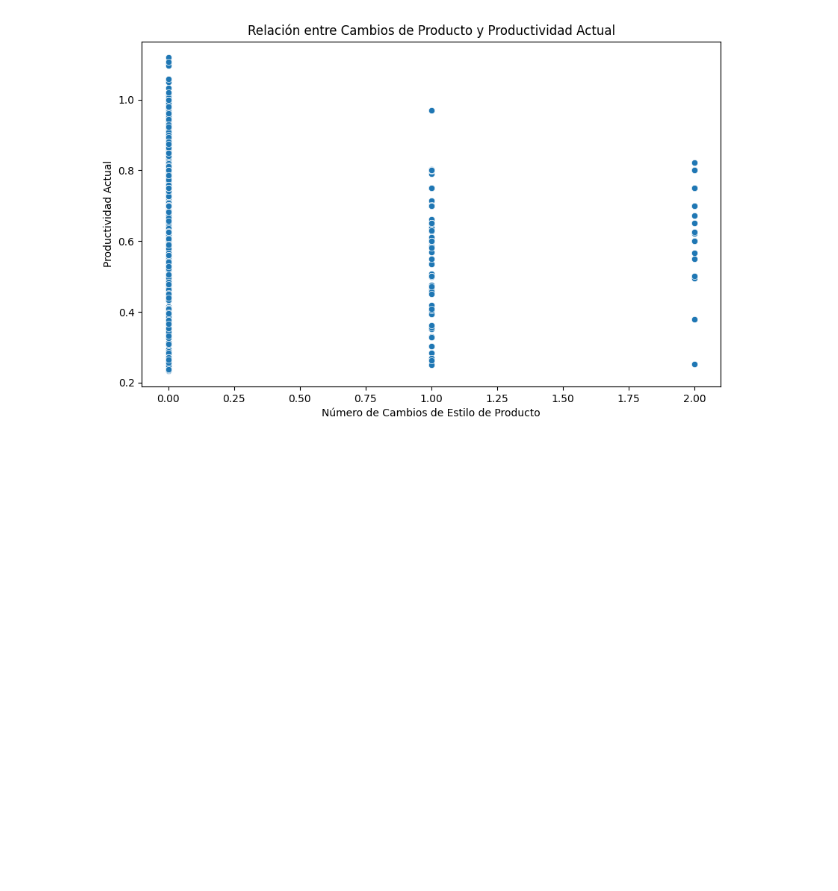
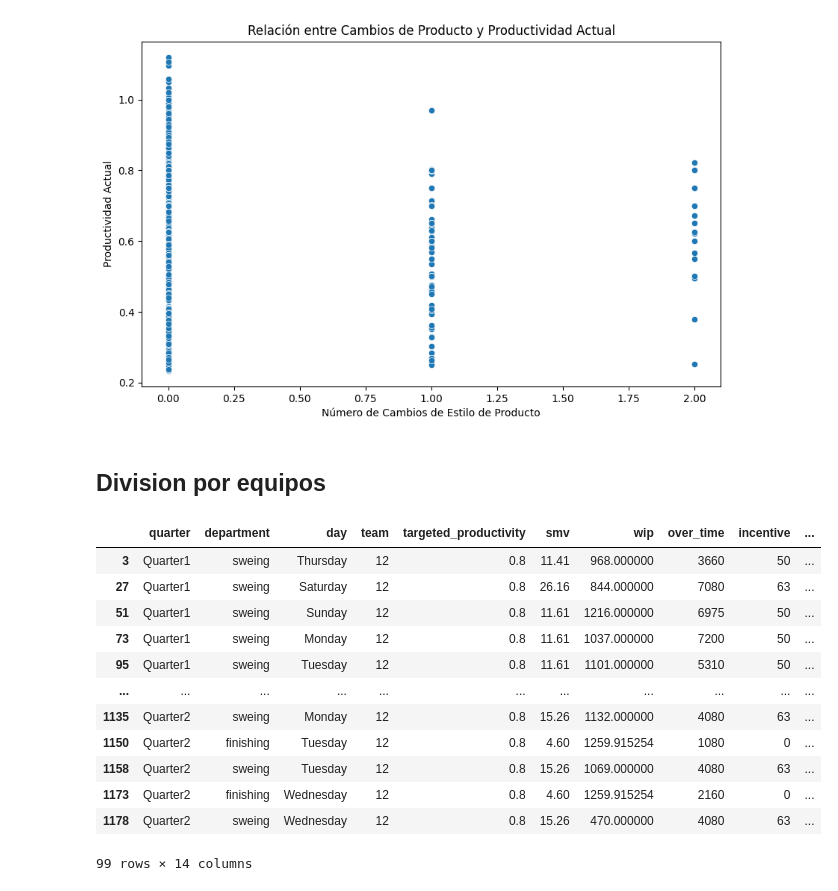
Before and after one commit to JuanMoreno2000/Proyecto1_actd, a Jupyter notebook: Proyecto1_Analitica.ipynb, the cells around one changed output. Cells and saved outputs as stored; diff of their text form; code cells hidden in the pictures; blank space fills up the shorter version.

Commit message:
Filtrado por equipos

```diff
--- a/Proyecto1_Analitica.ipynb
+++ b/Proyecto1_Analitica.ipynb
@@ -256,3 +256,32 @@ plt.ylabel('Productividad Actual')
 plt.show()
 # %% [output]
 [figure]
+# %% [markdown]
+## Division por equipos
+# %%
+uno = data[data['team'] == 1]
+dos = data[data['team'] == 2]
+tres = data[data['team'] == 3]
+cuatro = data[data['team'] == 4]
+cinco = data[data['team'] == 5]
+seis = data[data['team'] == 6]
+siete = data[data['team'] == 7]
+ocho = data[data['team'] == 8]
+nueve = data[data['team'] == 9]
+diez = data[data['team'] == 10]
+once = data[data['team'] == 11]
+doce = data[data['team'] == 12]
+# %% [output]
+|  | quarter | department | day | team | targeted_productivity | smv | wip | over_time | incentive | ... |
+| 3 | Quarter1 | sweing | Thursday | 12 | 0.8 | 11.41 | 968.000000 | 3660 | 50 | ... |
+| 27 | Quarter1 | sweing | Saturday | 12 | 0.8 | 26.16 | 844.000000 | 7080 | 63 | ... |
+| 51 | Quarter1 | sweing | Sunday | 12 | 0.8 | 11.61 | 1216.000000 | 6975 | 50 | ... |
+| 73 | Quarter1 | sweing | Monday | 12 | 0.8 | 11.61 | 1037.000000 | 7200 | 50 | ... |
+| 95 | Quarter1 | sweing | Tuesday | 12 | 0.8 | 11.61 | 1101.000000 | 5310 | 50 | ... |
+| ... | ... | ... | ... | ... | ... | ... | ... | ... | ... | ... |
+| 1135 | Quarter2 | sweing | Monday | 12 | 0.8 | 15.26 | 1132.000000 | 4080 | 63 | ... |
+| 1150 | Quarter2 | finishing | Tuesday | 12 | 0.8 | 4.60 | 1259.915254 | 1080 | 0 | ... |
+| 1158 | Quarter2 | sweing | Tuesday | 12 | 0.8 | 15.26 | 1069.000000 | 4080 | 63 | ... |
+| 1173 | Quarter2 | finishing | Wednesday | 12 | 0.8 | 4.60 | 1259.915254 | 2160 | 0 | ... |
+| 1178 | Quarter2 | sweing | Wednesday | 12 | 0.8 | 15.26 | 470.000000 | 4080 | 63 | ... |
+99 rows × 14 columns
```
